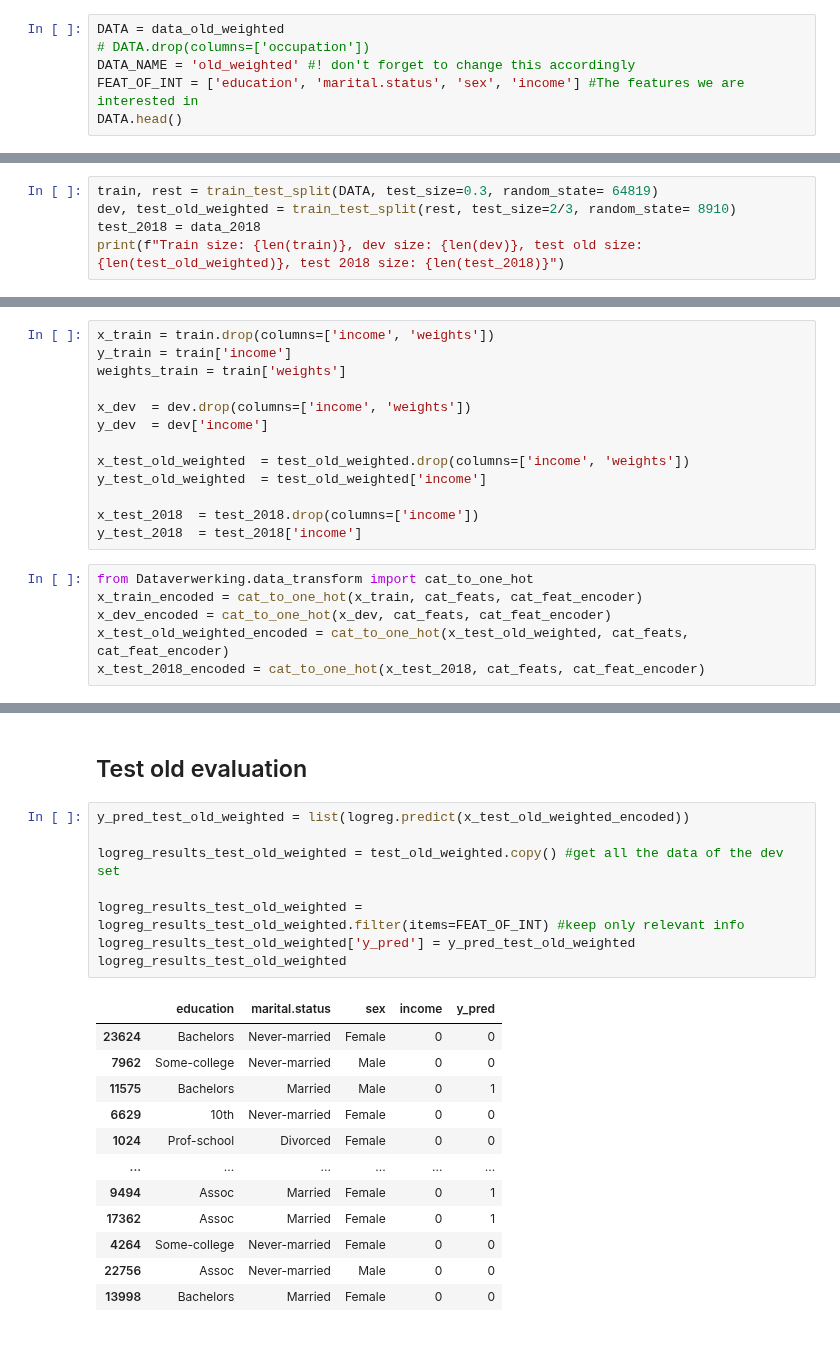
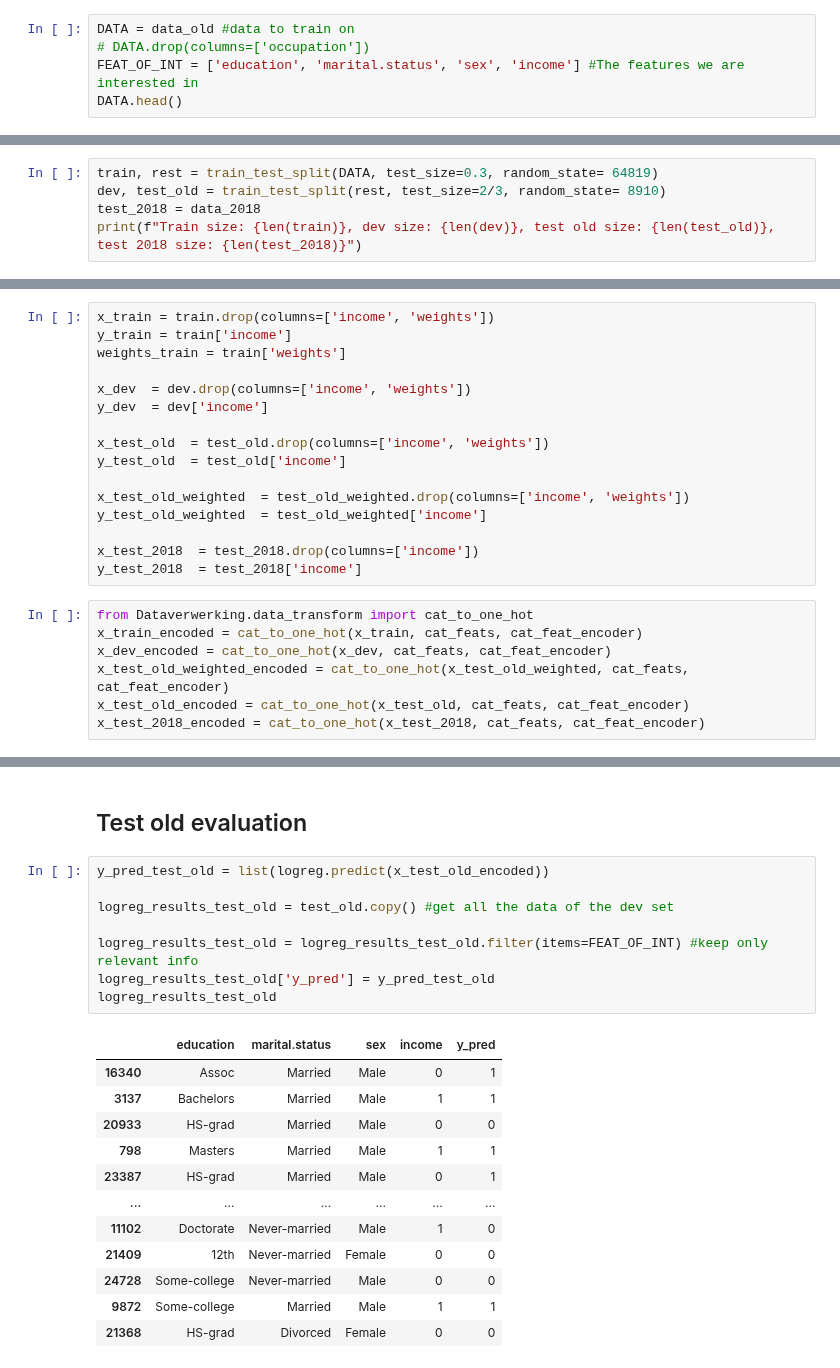
Before and after one commit to JipSchoneveld/HCML_project, a Jupyter notebook: reweigh_train.ipynb, the cells around one changed output, grey strips where cells are left out. Drawn from its saved outputs; the diff is of its cells as text.

Commit message:
added unweighted test to weighted model

```diff
--- a/reweigh_train.ipynb
+++ b/reweigh_train.ipynb
@@ -32,9 +32,8 @@ data_old_weighted
 # %%
 data_2018 = pd.read_csv(os.path.join('Processed_data', 'data_2018.csv'))
 # %%
-DATA = data_old_weighted
+DATA = data_old #data to train on
 # DATA.drop(columns=['occupation'])
-DATA_NAME = 'old_weighted' #! don't forget to change this accordingly
 FEAT_OF_INT = ['education', 'marital.status', 'sex', 'income'] #The features we are interested in
 DATA.head()
 # %% [output]
@@ -60,9 +58,9 @@ cat_feat_encoder = cat_feat_encoder.fit(DATA[cat_feats])
 ## Split train, dev and test
 # %%
 train, rest = train_test_split(DATA, test_size=0.3, random_state= 64819)
-dev, test_old_weighted = train_test_split(rest, test_size=2/3, random_state= 8910)
+dev, test_old = train_test_split(rest, test_size=2/3, random_state= 8910)
 test_2018 = data_2018
-print(f"Train size: {len(train)}, dev size: {len(dev)}, test old size: {len(test_old_weighted)}, test 2018 size: {len(test_2018)}")
+print(f"Train size: {len(train)}, dev size: {len(dev)}, test old size: {len(test_old)}, test 2018 size: {len(test_2018)}")
 # %% [output]
 Train size: 21113, dev size: 3016, test old size: 6033, test 2018 size: 1667195
 # %%
@@ -76,6 +74,9 @@ weights_train = train['weights']
 x_dev  = dev.drop(columns=['income', 'weights'])
 y_dev  = dev['income']
 
+x_test_old  = test_old.drop(columns=['income', 'weights'])
+y_test_old  = test_old['income']
+
 x_test_old_weighted  = test_old_weighted.drop(columns=['income', 'weights'])
 y_test_old_weighted  = test_old_weighted['income']
 
@@ -86,6 +87,7 @@ from Dataverwerking.data_transform import cat_to_one_hot
 x_train_encoded = cat_to_one_hot(x_train, cat_feats, cat_feat_encoder)
 x_dev_encoded = cat_to_one_hot(x_dev, cat_feats, cat_feat_encoder)
 x_test_old_weighted_encoded = cat_to_one_hot(x_test_old_weighted, cat_feats, cat_feat_encoder)
+x_test_old_encoded = cat_to_one_hot(x_test_old, cat_feats, cat_feat_encoder)
 x_test_2018_encoded = cat_to_one_hot(x_test_2018, cat_feats, cat_feat_encoder)
 # %% [markdown]
 # Logistic regression
@@ -209,25 +260,25 @@ logreg_fair_eval_test_2018
 # %% [markdown]
 ## Test old evaluation
 # %%
-y_pred_test_old_weighted = list(logreg.predict(x_test_old_weighted_encoded))
+y_pred_test_old = list(logreg.predict(x_test_old_encoded))
 
-logreg_results_test_old_weighted = test_old_weighted.copy() #get all the data of the dev set
+logreg_results_test_old = test_old.copy() #get all the data of the dev set
 
-logreg_results_test_old_weighted = logreg_results_test_old_weighted.filter(items=FEAT_OF_INT) #keep only relevant info
-logreg_results_test_old_weighted['y_pred'] = y_pred_test_old_weighted
-logreg_results_test_old_weighted
+logreg_results_test_old = logreg_results_test_old.filter(items=FEAT_OF_INT) #keep only relevant info
+logreg_results_test_old['y_pred'] = y_pred_test_old
+logreg_results_test_old
 # %% [output]
 |  | education | marital.status | sex | income | y_pred |
-| 23624 | Bachelors | Never-married | Female | 0 | 0 |
-| 7962 | Some-college | Never-married | Male | 0 | 0 |
-| 11575 | Bachelors | Married | Male | 0 | 1 |
-| 6629 | 10th | Never-married | Female | 0 | 0 |
-| 1024 | Prof-school | Divorced | Female | 0 | 0 |
+| 16340 | Assoc | Married | Male | 0 | 1 |
+| 3137 | Bachelors | Married | Male | 1 | 1 |
+| 20933 | HS-grad | Married | Male | 0 | 0 |
+| 798 | Masters | Married | Male | 1 | 1 |
+| 23387 | HS-grad | Married | Male | 0 | 1 |
 | ... | ... | ... | ... | ... | ... |
-| 9494 | Assoc | Married | Female | 0 | 1 |
-| 17362 | Assoc | Married | Female | 0 | 1 |
-| 4264 | Some-college | Never-married | Female | 0 | 0 |
-| 22756 | Assoc | Never-married | Male | 0 | 0 |
-| 13998 | Bachelors | Married | Female | 0 | 0 |
+| 11102 | Doctorate | Never-married | Male | 1 | 0 |
+| 21409 | 12th | Never-married | Female | 0 | 0 |
+| 24728 | Some-college | Never-married | Male | 0 | 0 |
+| 9872 | Some-college | Married | Male | 1 | 1 |
+| 21368 | HS-grad | Divorced | Female | 0 | 0 |
 6033 rows × 5 columns
 # %%
```
Also changed, not shown: parts of 13 cells of this notebook, 6 other files.
